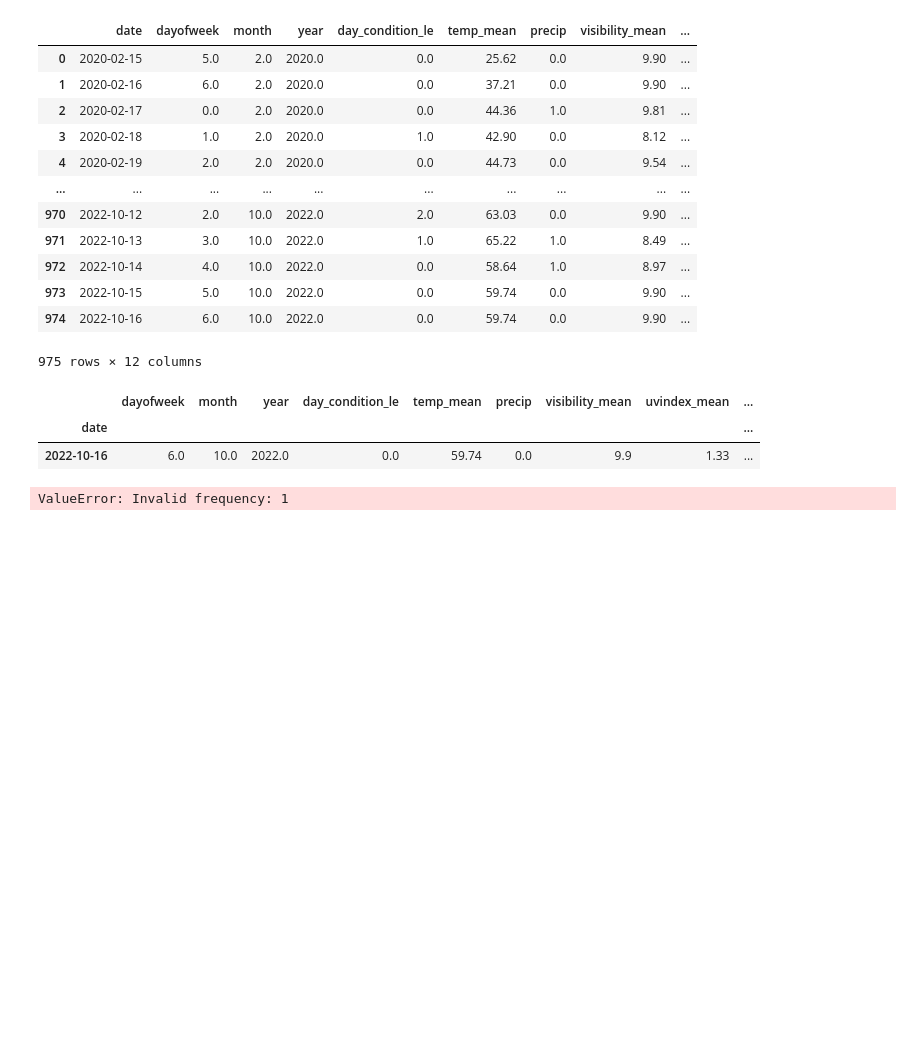
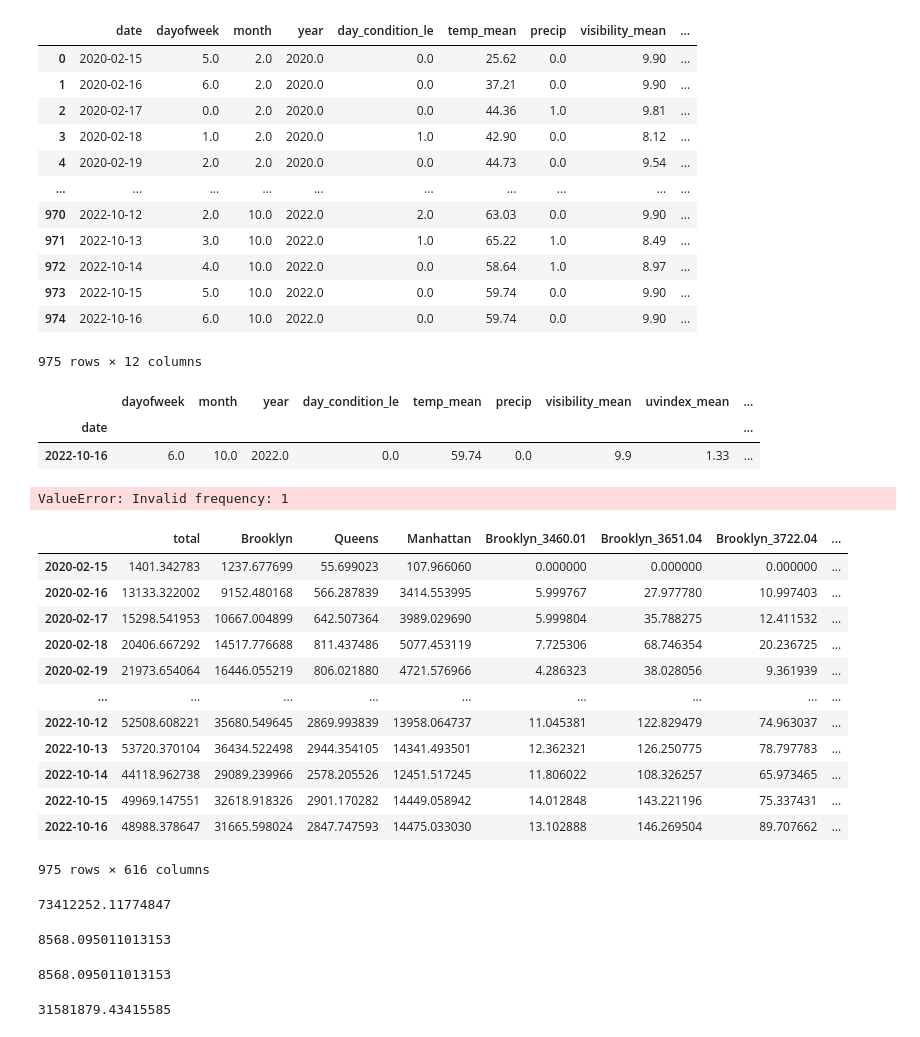
Before and after one commit to skwolvie/DATA270_spring23_grp2, a Jupyter notebook: modeling/model_hts.ipynb, the cells around one changed output. Saved outputs shown, nothing was run; the diff lists cells and outputs as text; code cells hidden in the pictures; blank space fills up the shorter version.

```diff
--- a/modeling/model_hts.ipynb
+++ b/modeling/model_hts.ipynb
@@ -549,3 +576,25 @@ e
 predse= modele.predict(e, steps_ahead='1')
 # %% [output]
 ValueError: Invalid frequency: 1
+# %%
+from hts import HTSRegressor
+
+clf2 = HTSRegressor(model='auto_arima', revision_method='BU', n_jobs=10)
+model2 = clf2.fit(df= dfm, nodes=hier)
+# %%
+preds2= model2.predict()
+preds2
+# %% [output]
+|  | total | Brooklyn | Queens | Manhattan | Brooklyn_3460.01 | Brooklyn_3651.04 | Brooklyn_3722.04 | ... |
+| 2020-02-15 | 1401.342783 | 1237.677699 | 55.699023 | 107.966060 | 0.000000 | 0.000000 | 0.000000 | ... |
+| 2020-02-16 | 13133.322002 | 9152.480168 | 566.287839 | 3414.553995 | 5.999767 | 27.977780 | 10.997403 | ... |
+| 2020-02-17 | 15298.541953 | 10667.004899 | 642.507364 | 3989.029690 | 5.999804 | 35.788275 | 12.411532 | ... |
+| 2020-02-18 | 20406.667292 | 14517.776688 | 811.437486 | 5077.453119 | 7.725306 | 68.746354 | 20.236725 | ... |
+| 2020-02-19 | 21973.654064 | 16446.055219 | 806.021880 | 4721.576966 | 4.286323 | 38.028056 | 9.361939 | ... |
+| ... | ... | ... | ... | ... | ... | ... | ... | ... |
+| 2022-10-12 | 52508.608221 | 35680.549645 | 2869.993839 | 13958.064737 | 11.045381 | 122.829479 | 74.963037 | ... |
+| 2022-10-13 | 53720.370104 | 36434.522498 | 2944.354105 | 14341.493501 | 12.362321 | 126.250775 | 78.797783 | ... |
+| 2022-10-14 | 44118.962738 | 29089.239966 | 2578.205526 | 12451.517245 | 11.806022 | 108.326257 | 65.973465 | ... |
+| 2022-10-15 | 49969.147551 | 32618.918326 | 2901.170282 | 14449.058942 | 14.012848 | 143.221196 | 75.337431 | ... |
+| 2022-10-16 | 48988.378647 | 31665.598024 | 2847.747593 | 14475.033030 | 13.102888 | 146.269504 | 89.707662 | ... |
+975 rows × 616 columns
@@ -551,0 +603,18 @@ ValueError: Invalid frequency: 1
+# %%
+total_mse2 = mean_squared_error(test['total'], test_preds2['total'])
+total_mse2
+# %% [output]
+73412252.11774847
+# %%
+np.sqrt(total_mse2)
+# %% [output]
+8568.095011013153
+# %%
+np.sqrt(total_mse)
+# %% [output]
+8568.095011013153
+# %%
+boro_mse2 = mean_squared_error(test['Manhattan'], test_preds2['Manhattan'])
+boro_mse2
+# %% [output]
+31581879.43415585
```
Also changed, not shown: parts of 17 cells of this notebook, 2 other files.
